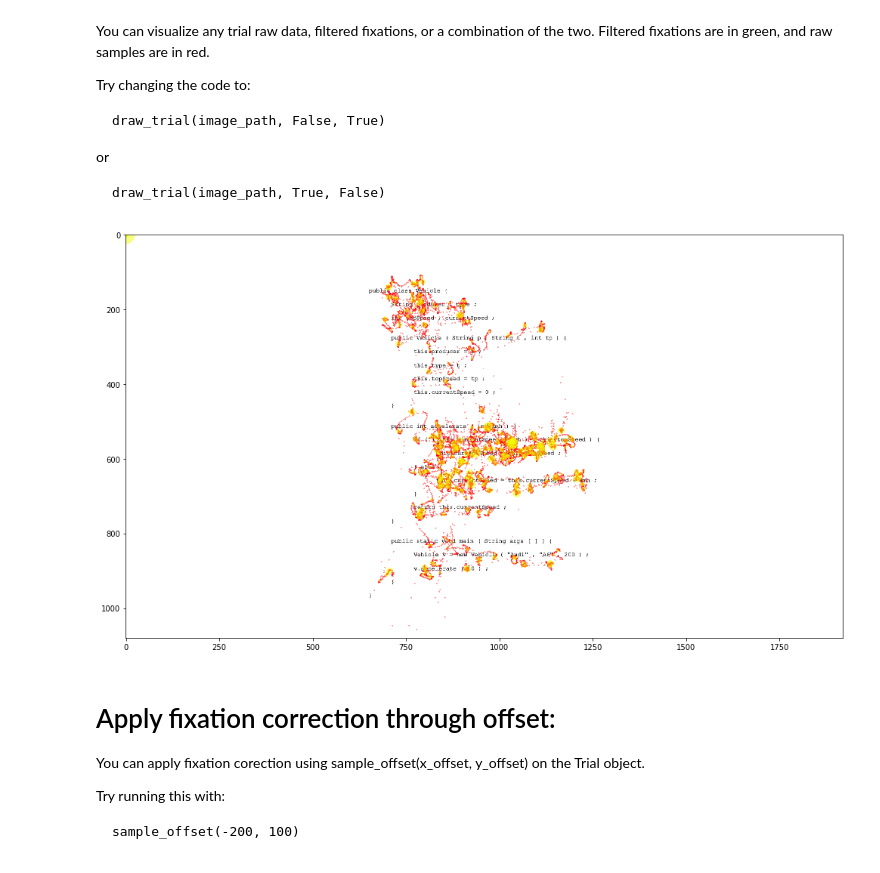
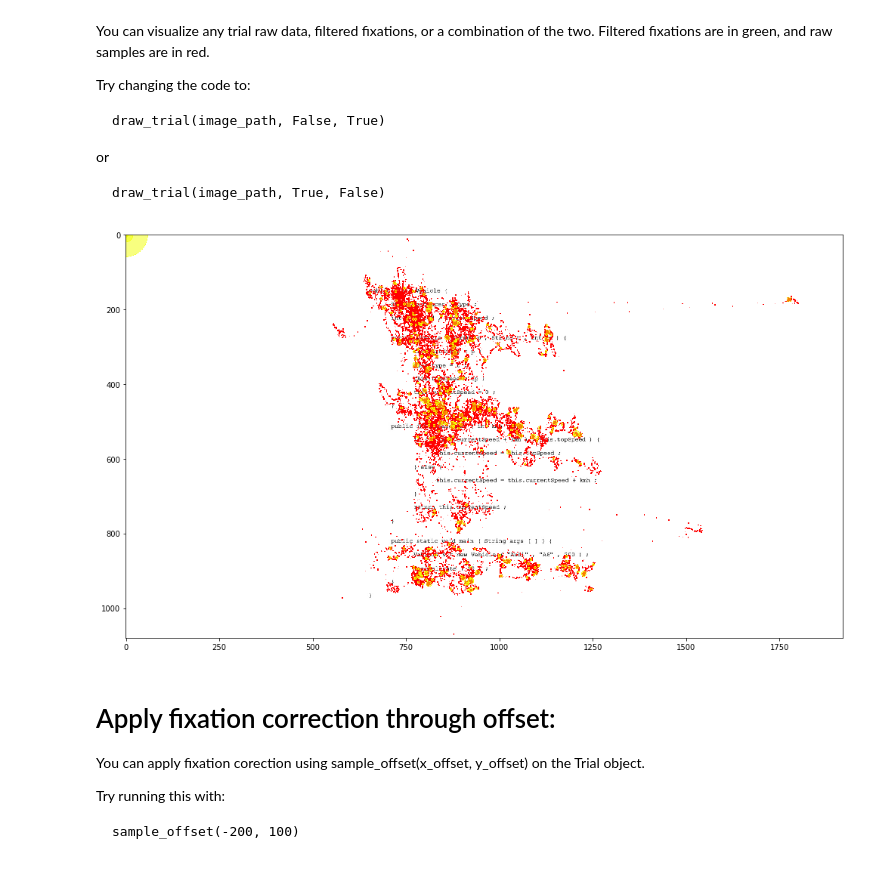
Before and after one commit to nalmadi/EMIP-Toolkit, a Jupyter notebook: EMIP_Toolkit_Examples.ipynb, the cells around one changed output. Cells and saved outputs as stored; diff of their text form; code cells hidden in the pictures.

````diff
--- a/EMIP_Toolkit_Examples.ipynb
+++ b/EMIP_Toolkit_Examples.ipynb
@@ -30,10 +30,10 @@ import emtk as tk
     + current_directory
             + EMIP_Toolkit_Examples
 # %%
-EMIP = tk.EMIP_dataset('emip_dataset/rawdata/', 10)   # gets the structured data of 10 subjects
+EMIP = tk.EMIP_dataset('../emip_dataset/rawdata/', 10)   # gets the structured data of 10 subjects
 
 print('number of subjects: ', len(EMIP))
-print('subject ID: ', EMIP['14'].trial[0].get_subject_id())
-print('number of trials: ', EMIP['14'].get_number_of_trials())
-print('number of samples in trial: ',EMIP['14'].trial[0].get_sample_number())
+print('subject ID: ', EMIP['100'].trial[0].get_subject_id())
+print('number of trials: ', EMIP['100'].get_number_of_trials())
+print('number of samples in trial: ',EMIP['100'].trial[0].get_sample_number())
 # %% [output]
@@ -62,7 +62,7 @@ The fixation filter parameters have default values of:
 * maxmimum_dispersion 25 pixels
 # %%
 # select any subject and trial number.
-subject_ID = '206'
+subject_ID = '106'
 trial_num = 2      # valid source code trials are 2 and 5
 
 # apply fixation filter to specific trial
@@ -96,11 +96,11 @@ or
 draw_trial(image_path, True, False)
 ```
 # %%
-image_path = "emip_dataset/stimuli/"
+image_path = "../emip_dataset/stimuli/"
 
 EMIP[subject_ID].trial[trial_num].draw_trial(image_path, draw_raw_data=True, draw_fixation=True)
 # %% [output]
-[figure, old version]
+[figure, new version]
 # %% [markdown]
 # Apply fixation correction through offset:
 
````
Also changed, not shown: parts of 12 cells of this notebook.
